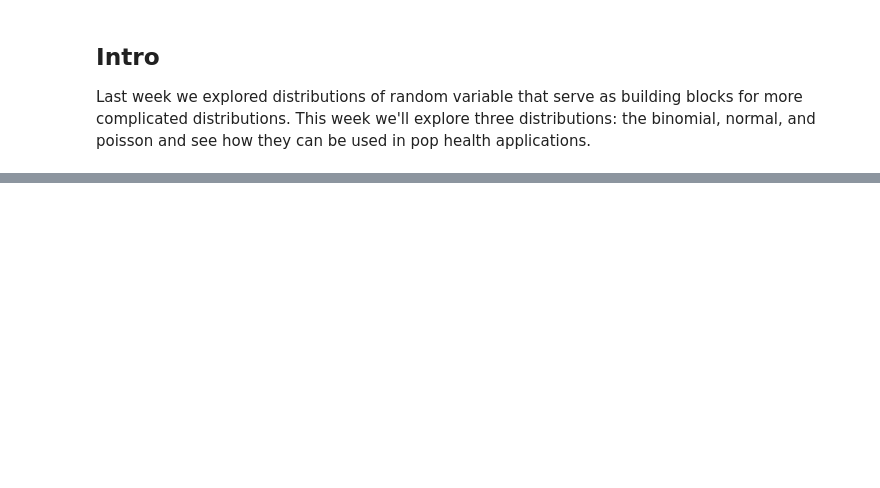
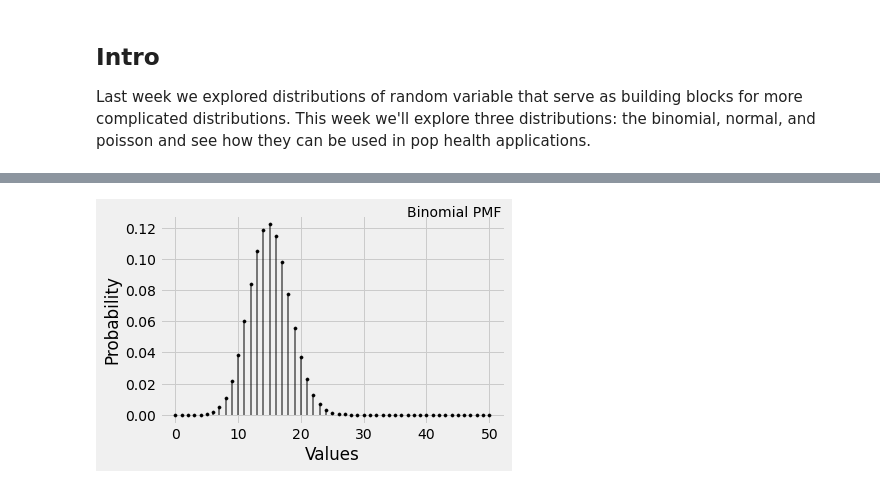
Before and after one commit to computationalUncertaintyLab/2020F_PHDSI, a Jupyter notebook: c6/Class15-17.ipynb, the cells around one changed output, grey strips where cells are left out. Drawn from its saved outputs; the diff is of its cells as text; code cells hidden in the pictures; blank space fills up the shorter version.

```diff
--- a/c6/Class15-17.ipynb
+++ b/c6/Class15-17.ipynb
@@ -200,0 +209,22 @@ The expected value of $S_{\text{control}} = N*p = 179 \times 0.05 = 8.95$ and th
+# %%
+from scipy import stats
+
+PMF = stats.binom(50,0.3).pmf # first number is N and seoncd number is p
+domain = np.arange(0,50+1,1)  # a list from 0 to 50
+
+plt.style.use("fivethirtyeight")
+fig,ax = plt.subplots()
+
+ax.scatter(domain, PMF(domain), s=10,color="k")
+for d in domain:
+    ax.plot([d]*2,[0,PMF(d)],'k-',lw=2,alpha=0.5)
+
+ax.set_xlabel("Values")
+ax.set_ylabel("Probability")
+
+ax.text(0.99,0.99,"Binomial PMF",fontsize=14,transform=ax.transAxes,ha='right')
+
+fig.set_tight_layout(True)
+plt.show()
+# %% [output]
+[figure, added]
```
Also changed, not shown: parts of 8 cells of this notebook.
